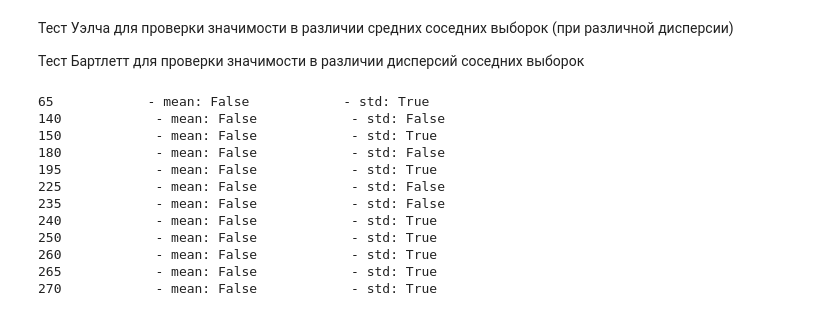
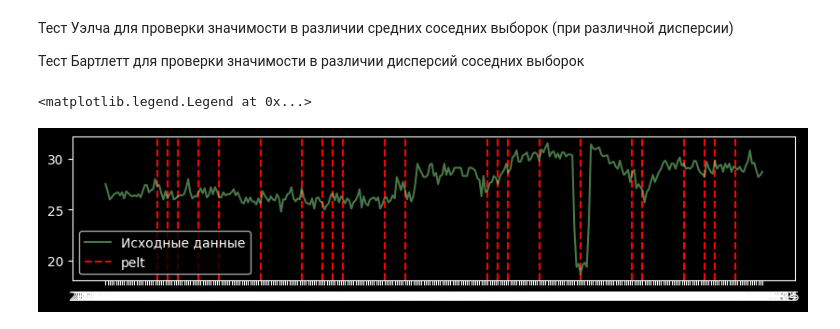
Before and after one commit to IAmSerepok/DataFromVariousSources, a Jupyter notebook: stat_tests.ipynb, the cells around one changed output. Saved outputs shown, nothing was run; the diff lists cells and outputs as text; code cells hidden in the pictures.

Commit message:
Update stat_tests.ipynb
добавление графической визуализации значимых меток

```diff
--- a/stat_tests.ipynb
+++ b/stat_tests.ipynb
@@ -67,24 +71,39 @@ plt.plot(stds)
 
 Тест Бартлетт для проверки значимости в различии дисперсий соседних выборок
 # %%
+significant_diff = []
+
 for i in range(len(indexes) - 2):
     data1 = signal[indexes[i]:indexes[i+1]]
     data2 = signal[indexes[i+1]:indexes[i+2]]
 
-    print(f"{indexes[i+1]} \
-           - mean: {stats.ttest_ind(data1, data2, equal_var=False).pvalue > 0.05} \
-           - std: {stats.bartlett(data1, data2).pvalue > 0.05} \
-           ")
+    if (stats.ttest_ind(data1, data2, equal_var=False).pvalue > 0.05) \
+        and (stats.bartlett(data1, data2).pvalue > 0.05):
+
+        significant_diff.append(indexes[i+1])
+
+
+    # print(f"{indexes[i+1]} \
+    #        - mean: {stats.ttest_ind(data1, data2, equal_var=False).pvalue > 0.05} \
+    #        - std: {stats.bartlett(data1, data2).pvalue > 0.05} \
+    #        ")
-# %% [output]
-65            - mean: False            - std: True
-140            - mean: False            - std: False
-150            - mean: False            - std: True
-180            - mean: False            - std: False
-195            - mean: False            - std: True
-225            - mean: False            - std: False
-235            - mean: False            - std: False
-240            - mean: False            - std: True
-250            - mean: False            - std: True
-260            - mean: False            - std: True
-265            - mean: False            - std: True
-270            - mean: False            - std: True
+# %%
+plt.figure(figsize=(10, 2))
+plt.plot(df['date'], df['accuracy_1_%'], alpha=0.5, color='lightgreen', label='Исходные данные', zorder=2)
+
+# for window_size in [14]:
+#     df['smoothed'] = df['accuracy_1_%'].rolling(window=window_size).mean()
+#     plt.plot(df['date'], df['smoothed'], linewidth=2, color='skyblue',
+#             label=f'Скользящее среднее (окно {window_size})', zorder=3)
+
+significant_diff = [cp for cp in significant_diff if cp < len(df)]
+
+for cp in significant_diff:
+    plt.axvline(df['date'].iloc[cp], color="red",
+                linestyle='--', zorder=1,
+                label="pelt" if cp == significant_diff[0] else "")
+
+plt.legend()
+# %% [output]
+<matplotlib.legend.Legend at 0x...>
+[figure, added]
```
Also changed, not shown: parts of 3 cells of this notebook.
